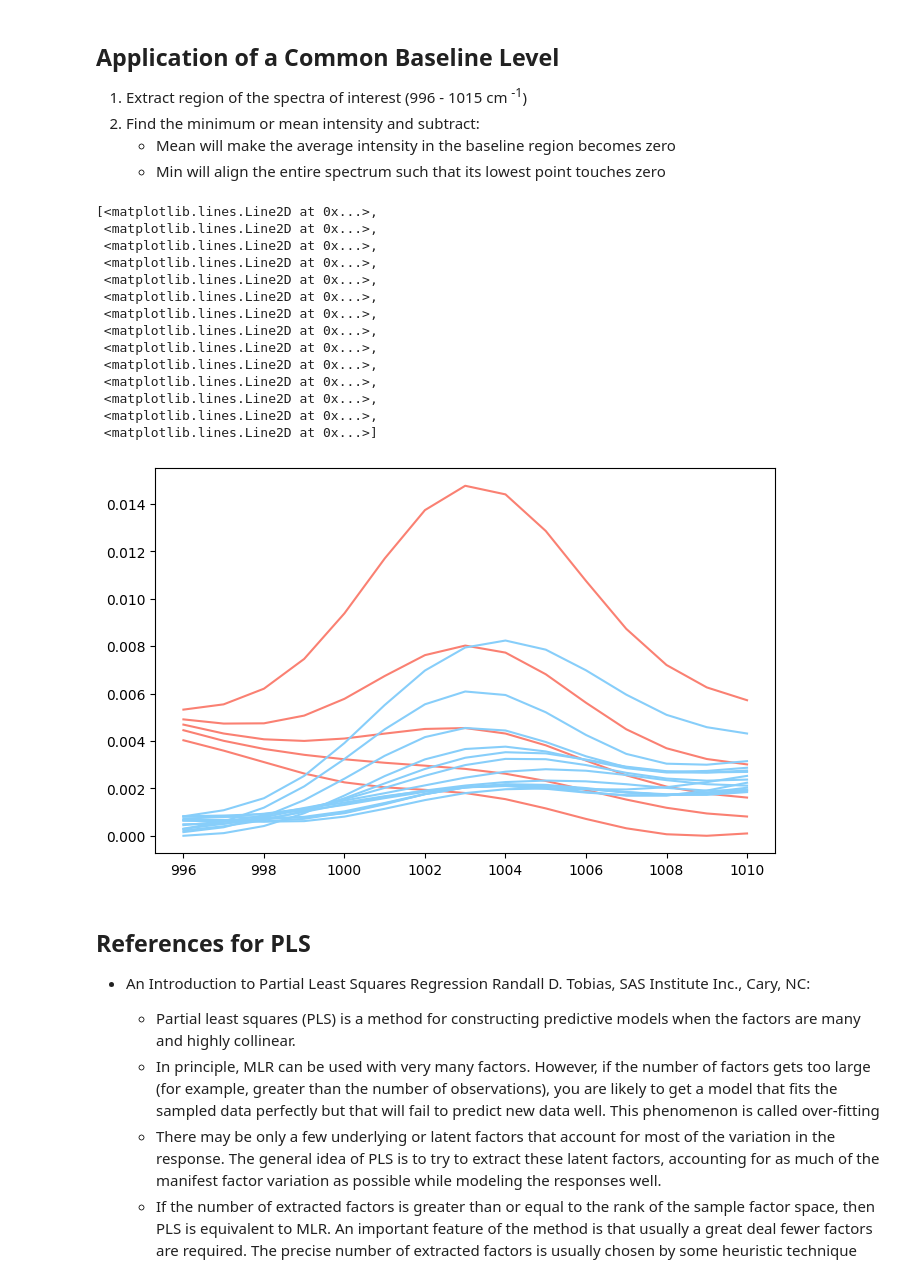
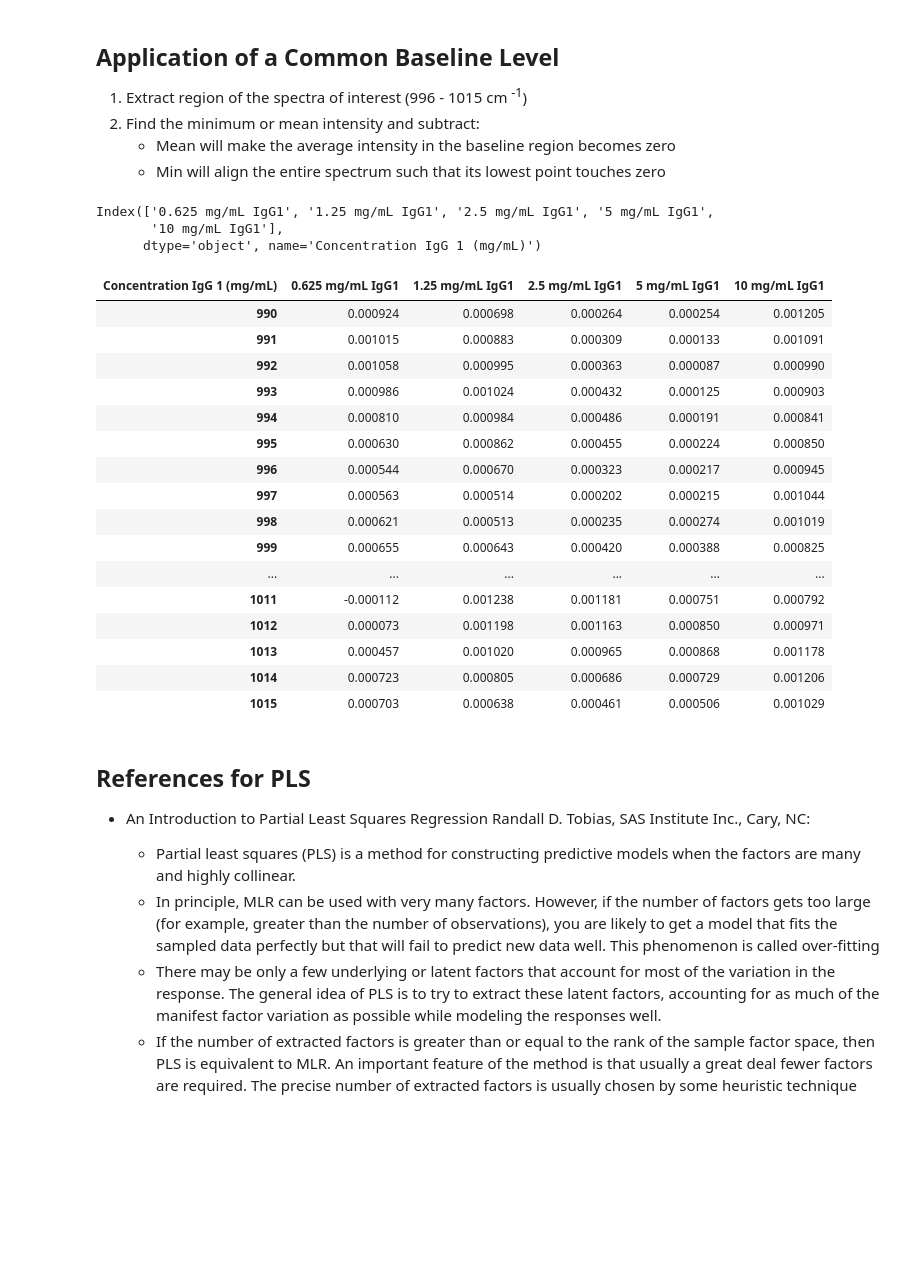
Before and after one commit to a-o-connor/PFDA-project, a Jupyter notebook: big_project_practice.ipynb, the cells around one changed output. Cells and saved outputs as stored; diff of their text form; code cells hidden in the pictures; blank space fills up the shorter version.

```diff
--- a/big_project_practice.ipynb
+++ b/big_project_practice.ipynb
@@ -567,44 +389,46 @@ ax.legend(handles[0:len(als_reference_spectra_df.columns)],
 2. Find the minimum or mean intensity and subtract:
     - Mean will make the average intensity in the baseline region becomes zero
     - Min will align the entire spectrum such that its lowest point touches zero
-# %%
-sorted_raman_shift=reference_raman_spectra.index.sort_values()
-selected_ramanshift_region=sorted_raman_shift[(sorted_raman_shift >= 996) & (sorted_raman_shift <= 1010)]
-ref_spectra_region=np.array(als_reference_spectra_df.sort_index().loc[996:1010])
-exp_spectra_region=np.array(als_experimental_spectra_df.sort_index().loc[996:1010])
-
-ref_baseline=ref_spectra_region.min()
-exp_baseline=exp_spectra_region.min()
-
-ref_spectra_region_corr=ref_spectra_region-ref_baseline
-exp_spectra_region_corr=exp_spectra_region-exp_baseline
-
-plt.figure(figsize=(8, 5))
-# plt.plot(selected_ramanshift_region, ref_spectra_region, linestyle='--', color="salmon")
-# plt.plot(selected_ramanshift_region, exp_spectra_region, linestyle='--', color="salmon")
-plt.plot(selected_ramanshift_region, ref_spectra_region_corr, color="salmon")
-plt.plot(selected_ramanshift_region, exp_spectra_region_corr, color="lightskyblue")
-# plt.axhline(0, color='k', linestyle=':', label='Zero Baseline')
-# plt.xlabel('Raman Shift (cm⁻¹)')
-# plt.ylabel('Intensity')
-# plt.title('Baseline Alignment via Offset Correction')
-# plt.show()
-# %% [output]
-[<matplotlib.lines.Line2D at 0x...>,
- <matplotlib.lines.Line2D at 0x...>,
- <matplotlib.lines.Line2D at 0x...>,
- <matplotlib.lines.Line2D at 0x...>,
- <matplotlib.lines.Line2D at 0x...>,
- <matplotlib.lines.Line2D at 0x...>,
- <matplotlib.lines.Line2D at 0x...>,
- <matplotlib.lines.Line2D at 0x...>,
- <matplotlib.lines.Line2D at 0x...>,
- <matplotlib.lines.Line2D at 0x...>,
- <matplotlib.lines.Line2D at 0x...>,
- <matplotlib.lines.Line2D at 0x...>,
- <matplotlib.lines.Line2D at 0x...>,
- <matplotlib.lines.Line2D at 0x...>]
-[figure, removed]
+# %%
+reference_raman_spectra.columns
+# %% [output]
+Index(['0.625 mg/mL IgG1', '1.25 mg/mL IgG1', '2.5 mg/mL IgG1', '5 mg/mL IgG1',
+       '10 mg/mL IgG1'],
+      dtype='object', name='Concentration IgG 1 (mg/mL)')
+# %%
+def extract_region_of_interest(spectra_name, ramanshift_start, ramanshift_end):
+    if spectra_name == "reference":
+        column_names = reference_raman_spectra.columns
+    elif spectra_name == "experimental":
+        column_names = experimental_raman_spectra.columns
+    else:
+        raise ValueError("Invalid spectra_name. Use 'reference' or 'experimental'.")
+    als_corrected_spectra_df = pd.DataFrame(
+        data=subtract_als_baseline("SNV",spectra_name),
+        index=wavenumbers,
+        columns=reference_raman_spectra.columns
+    )
+    return(als_corrected_spectra_df.sort_index().loc[ramanshift_start:ramanshift_end])
+
+extract_region_of_interest("reference", 990, 1015)
+# %% [output]
+| Concentration IgG 1 (mg/mL) | 0.625 mg/mL IgG1 | 1.25 mg/mL IgG1 | 2.5 mg/mL IgG1 | 5 mg/mL IgG1 | 10 mg/mL IgG1 |
+| 990 | 0.000924 | 0.000698 | 0.000264 | 0.000254 | 0.001205 |
+| 991 | 0.001015 | 0.000883 | 0.000309 | 0.000133 | 0.001091 |
+| 992 | 0.001058 | 0.000995 | 0.000363 | 0.000087 | 0.000990 |
+| 993 | 0.000986 | 0.001024 | 0.000432 | 0.000125 | 0.000903 |
+| 994 | 0.000810 | 0.000984 | 0.000486 | 0.000191 | 0.000841 |
+| 995 | 0.000630 | 0.000862 | 0.000455 | 0.000224 | 0.000850 |
+| 996 | 0.000544 | 0.000670 | 0.000323 | 0.000217 | 0.000945 |
+| 997 | 0.000563 | 0.000514 | 0.000202 | 0.000215 | 0.001044 |
+| 998 | 0.000621 | 0.000513 | 0.000235 | 0.000274 | 0.001019 |
+| 999 | 0.000655 | 0.000643 | 0.000420 | 0.000388 | 0.000825 |
+| ... | ... | ... | ... | ... | ... |
+| 1011 | -0.000112 | 0.001238 | 0.001181 | 0.000751 | 0.000792 |
+| 1012 | 0.000073 | 0.001198 | 0.001163 | 0.000850 | 0.000971 |
+| 1013 | 0.000457 | 0.001020 | 0.000965 | 0.000868 | 0.001178 |
+| 1014 | 0.000723 | 0.000805 | 0.000686 | 0.000729 | 0.001206 |
+| 1015 | 0.000703 | 0.000638 | 0.000461 | 0.000506 | 0.001029 |
 # %% [markdown]
 ## References for PLS
 - An Introduction to Partial Least Squares Regression Randall D. Tobias, SAS Institute Inc., Cary, NC:
```
Also changed, not shown: parts of 15 cells of this notebook, 4 other files.
